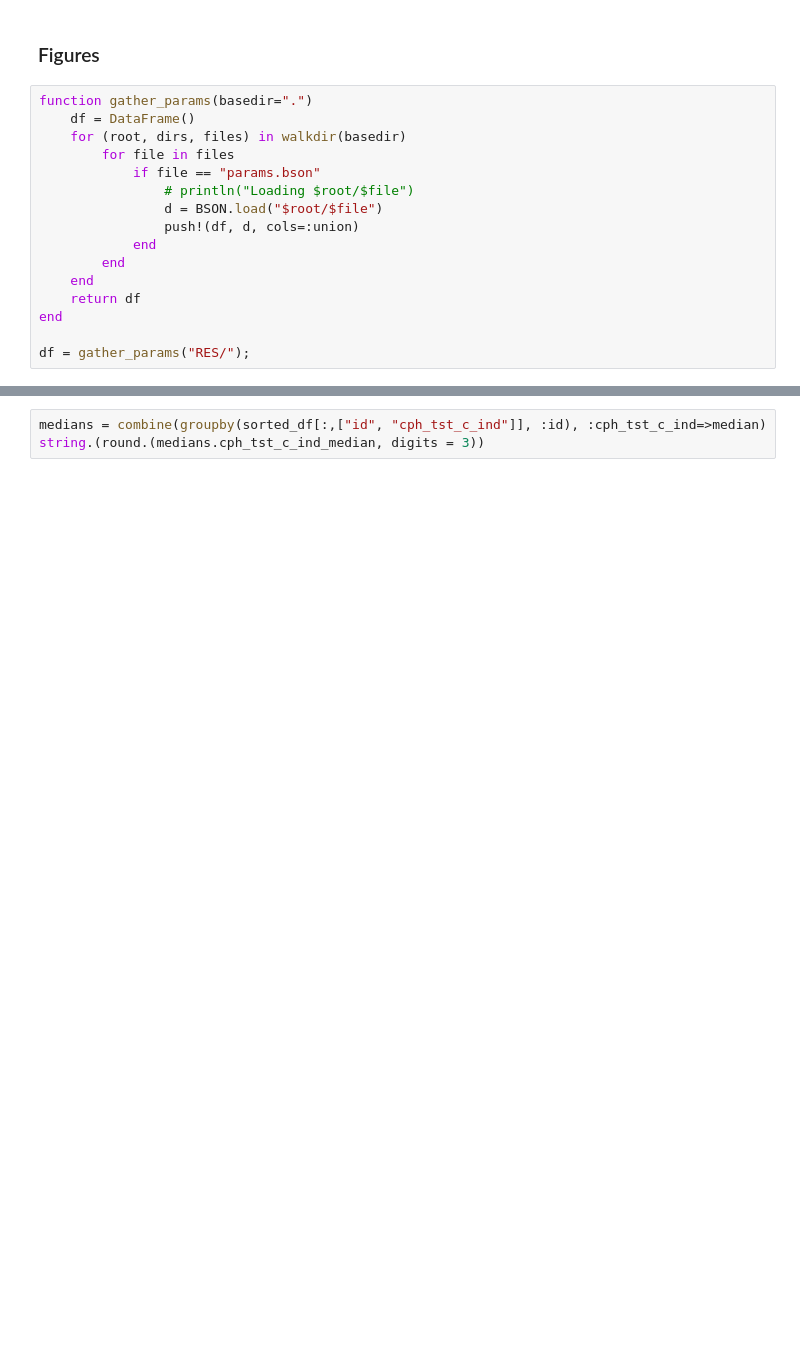
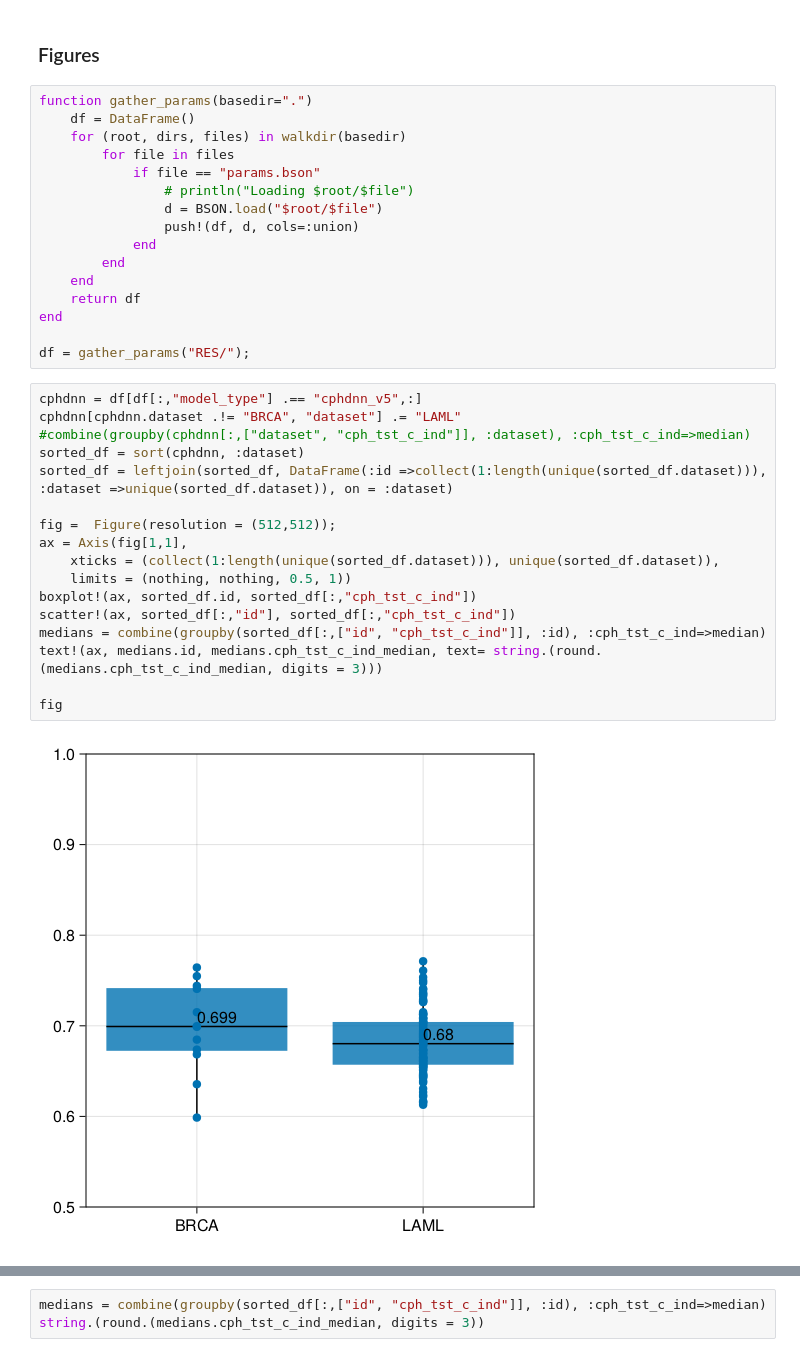
Before and after one commit to lemieux-lab/vae_cox, a Jupyter notebook: VAE_cox.ipynb, the cells around one changed output, grey strips where cells are left out. Cells and saved outputs as stored; diff of their text form; blank space fills up the shorter version.

Commit message:
BRCA CoxDNN

```diff
--- a/VAE_cox.ipynb
+++ b/VAE_cox.ipynb
@@ -397,6 +421,25 @@ function gather_params(basedir=".")
 end
 
 df = gather_params("RES/");
+# %%
+cphdnn = df[df[:,"model_type"] .== "cphdnn_v5",:]
+cphdnn[cphdnn.dataset .!= "BRCA", "dataset"] .= "LAML"
+#combine(groupby(cphdnn[:,["dataset", "cph_tst_c_ind"]], :dataset), :cph_tst_c_ind=>median)
+sorted_df = sort(cphdnn, :dataset)
+sorted_df = leftjoin(sorted_df, DataFrame(:id =>collect(1:length(unique(sorted_df.dataset))), :dataset =>unique(sorted_df.dataset)), on = :dataset)
+
+fig =  Figure(resolution = (512,512));
+ax = Axis(fig[1,1],
+    xticks = (collect(1:length(unique(sorted_df.dataset))), unique(sorted_df.dataset)),
+    limits = (nothing, nothing, 0.5, 1))
+boxplot!(ax, sorted_df.id, sorted_df[:,"cph_tst_c_ind"])
+scatter!(ax, sorted_df[:,"id"], sorted_df[:,"cph_tst_c_ind"])
+medians = combine(groupby(sorted_df[:,["id", "cph_tst_c_ind"]], :id), :cph_tst_c_ind=>median)
+text!(ax, medians.id, medians.cph_tst_c_ind_median, text= string.(round.(medians.cph_tst_c_ind_median, digits = 3)))
+
+fig
+# %% [output]
+[figure, added]
 # %%
 sorted_df = sort(df, :model_type)
 sorted_df = leftjoin(sorted_df, DataFrame(:id =>collect(1:length(unique(sorted_df.model_type))), :model_type =>unique(sorted_df.model_type)), on = :model_type)
```
Also changed, not shown: parts of 10 cells of this notebook.
